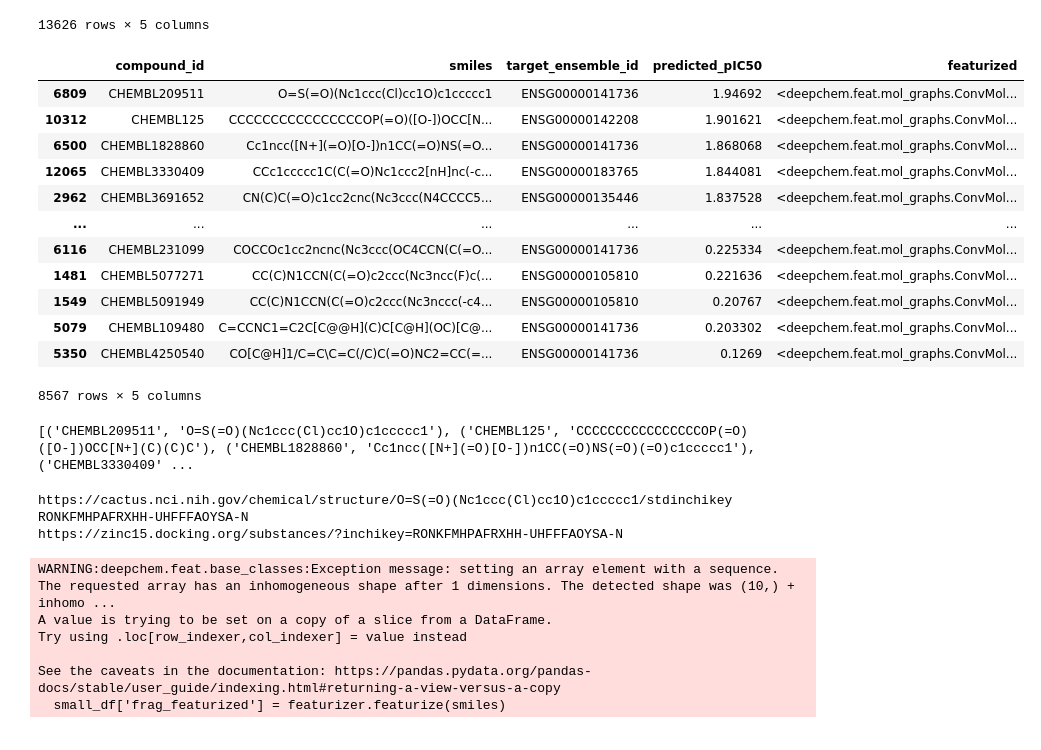
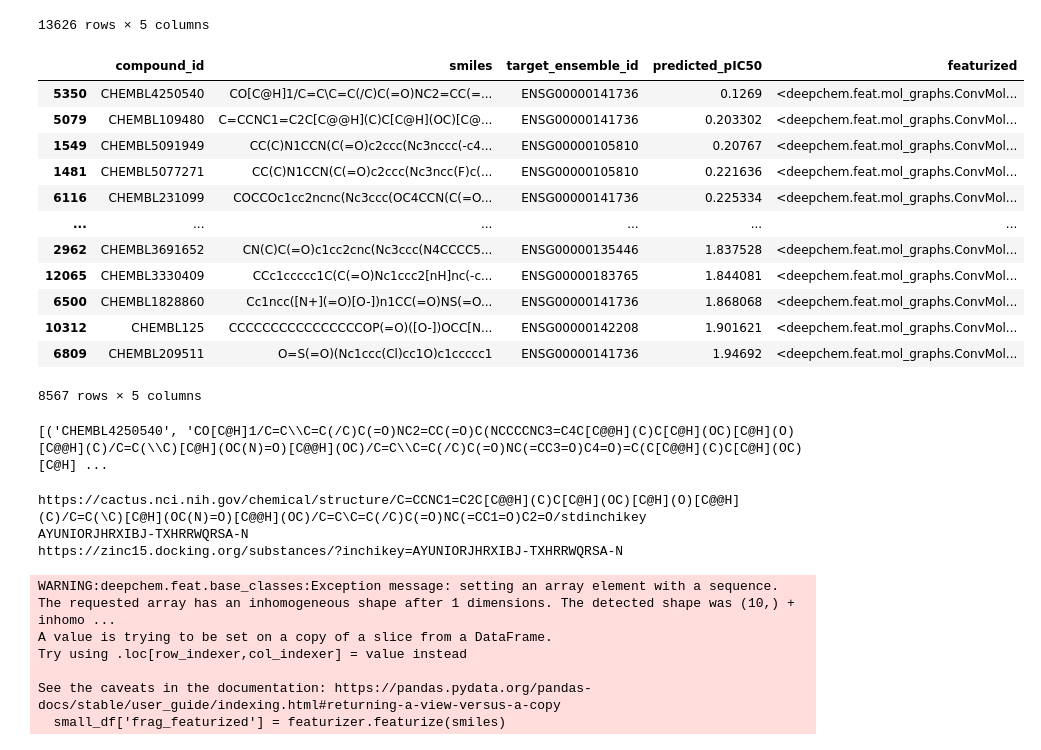
Before and after one commit to dsalinasduron-msmary/cap-sle, a Jupyter notebook: CAP_SLE.ipynb, the cells around one changed output. Cells and saved outputs as stored; diff of their text form; code cells hidden in the pictures.

Commit message:
Add files via upload
Altered the top compound sorting and the top compound that is displayed

```diff
--- a/CAP_SLE.ipynb
+++ b/CAP_SLE.ipynb
@@ -230,49 +228,47 @@ display(curated_compounds_no_target)
 13626 rows × 5 columns
 # %%
 # 5. print out the compound that has the highest ic50 value that has NOT been tested on the target already.
-import pandas as pd
-
 
 # Filter out compounds that are in target_to_compounds_df
 #curated_compounds_no_target = curated_compounds_df[~curated_compounds_df['smiles'].isin(target_to_compounds_df['smiles'])]
 
 # Sort the resulting DataFrame by 'predicted_pIC50' in descending order
-df = curated_compounds_no_target.sort_values(by=['predicted_pIC50'], ascending=False)
+df = curated_compounds_no_target.sort_values(by=['predicted_pIC50'], ascending=True)
 
 # Drop duplicates based on 'smiles' column
 df.drop_duplicates(subset='smiles', inplace=True)
 
 # Display the final DataFrame
 display(df)
 
 # Extract 'compound_id' and 'smiles' values
 compound_ids = df['compound_id'].values
 compound_smiles = df['smiles'].values
 
 # Create a list of tuples containing 'compound_id' and 'smiles'
 compound_ids_and_smiles = list(zip(compound_ids, compound_smiles))
 
 # Print the list of tuples
 print(compound_ids_and_smiles)
 
 # Select the best compound (the first one in the list)
-best_compound = compound_ids_and_smiles[0]
+best_compound = compound_ids_and_smiles[1]
 print("Best Compound:", best_compound)
 # %% [output]
 |  | compound_id | smiles | target_ensemble_id | predicted_pIC50 | featurized |
+| 5350 | CHEMBL4250540 | CO[C@H]1/C=C\C=C(/C)C(=O)NC2=CC(=... | ENSG00000141736 | 0.1269 | <deepchem.feat.mol_graphs.ConvMol... |
+| 5079 | CHEMBL109480 | C=CCNC1=C2C[C@@H](C)C[C@H](OC)[C@... | ENSG00000141736 | 0.203302 | <deepchem.feat.mol_graphs.ConvMol... |
+| 1549 | CHEMBL5091949 | CC(C)N1CCN(C(=O)c2ccc(Nc3nccc(-c4... | ENSG00000105810 | 0.20767 | <deepchem.feat.mol_graphs.ConvMol... |
+| 1481 | CHEMBL5077271 | CC(C)N1CCN(C(=O)c2ccc(Nc3ncc(F)c(... | ENSG00000105810 | 0.221636 | <deepchem.feat.mol_graphs.ConvMol... |
+| 6116 | CHEMBL231099 | COCCOc1cc2ncnc(Nc3ccc(OC4CCN(C(=O... | ENSG00000141736 | 0.225334 | <deepchem.feat.mol_graphs.ConvMol... |
+| ... | ... | ... | ... | ... | ... |
+| 2962 | CHEMBL3691652 | CN(C)C(=O)c1cc2cnc(Nc3ccc(N4CCCC5... | ENSG00000135446 | 1.837528 | <deepchem.feat.mol_graphs.ConvMol... |
+| 12065 | CHEMBL3330409 | CCc1ccccc1C(C(=O)Nc1ccc2[nH]nc(-c... | ENSG00000183765 | 1.844081 | <deepchem.feat.mol_graphs.ConvMol... |
+| 6500 | CHEMBL1828860 | Cc1ncc([N+](=O)[O-])n1CC(=O)NS(=O... | ENSG00000141736 | 1.868068 | <deepchem.feat.mol_graphs.ConvMol... |
+| 10312 | CHEMBL125 | CCCCCCCCCCCCCCCCOP(=O)([O-])OCC[N... | ENSG00000142208 | 1.901621 | <deepchem.feat.mol_graphs.ConvMol... |
 | 6809 | CHEMBL209511 | O=S(=O)(Nc1ccc(Cl)cc1O)c1ccccc1 | ENSG00000141736 | 1.94692 | <deepchem.feat.mol_graphs.ConvMol... |
-| 10312 | CHEMBL125 | CCCCCCCCCCCCCCCCOP(=O)([O-])OCC[N... | ENSG00000142208 | 1.901621 | <deepchem.feat.mol_graphs.ConvMol... |
-| 6500 | CHEMBL1828860 | Cc1ncc([N+](=O)[O-])n1CC(=O)NS(=O... | ENSG00000141736 | 1.868068 | <deepchem.feat.mol_graphs.ConvMol... |
-| 12065 | CHEMBL3330409 | CCc1ccccc1C(C(=O)Nc1ccc2[nH]nc(-c... | ENSG00000183765 | 1.844081 | <deepchem.feat.mol_graphs.ConvMol... |
-| 2962 | CHEMBL3691652 | CN(C)C(=O)c1cc2cnc(Nc3ccc(N4CCCC5... | ENSG00000135446 | 1.837528 | <deepchem.feat.mol_graphs.ConvMol... |
-| ... | ... | ... | ... | ... | ... |
-| 6116 | CHEMBL231099 | COCCOc1cc2ncnc(Nc3ccc(OC4CCN(C(=O... | ENSG00000141736 | 0.225334 | <deepchem.feat.mol_graphs.ConvMol... |
-| 1481 | CHEMBL5077271 | CC(C)N1CCN(C(=O)c2ccc(Nc3ncc(F)c(... | ENSG00000105810 | 0.221636 | <deepchem.feat.mol_graphs.ConvMol... |
-| 1549 | CHEMBL5091949 | CC(C)N1CCN(C(=O)c2ccc(Nc3nccc(-c4... | ENSG00000105810 | 0.20767 | <deepchem.feat.mol_graphs.ConvMol... |
-| 5079 | CHEMBL109480 | C=CCNC1=C2C[C@@H](C)C[C@H](OC)[C@... | ENSG00000141736 | 0.203302 | <deepchem.feat.mol_graphs.ConvMol... |
-| 5350 | CHEMBL4250540 | CO[C@H]1/C=C\C=C(/C)C(=O)NC2=CC(=... | ENSG00000141736 | 0.1269 | <deepchem.feat.mol_graphs.ConvMol... |
 8567 rows × 5 columns
-[('CHEMBL209511', 'O=S(=O)(Nc1ccc(Cl)cc1O)c1ccccc1'), ('CHEMBL125', 'CCCCCCCCCCCCCCCCOP(=O)([O-])OCC[N+](C)(C)C'), ('CHEMBL1828860', 'Cc1ncc([N+](=O)[O-])n1CC(=O)NS(=O)(=O)c1ccccc1'), ('CHEMBL3330409' ...
+[('CHEMBL4250540', 'CO[C@H]1/C=C\\C=C(/C)C(=O)NC2=CC(=O)C(NCCCCNC3=C4C[C@@H](C)C[C@H](OC)[C@H](O)[C@@H](C)/C=C(\\C)[C@H](OC(N)=O)[C@@H](OC)/C=C\\C=C(/C)C(=O)NC(=CC3=O)C4=O)=C(C[C@@H](C)C[C@H](OC)[C@H] ...
 # %%
 # 6. get InChI key for top compound and generate a url for Zinc
 
@@ -292,9 +288,9 @@ print(inchikey)
 zinc_url = 'https://zinc15.docking.org/substances/?inchikey={inchikey}'.format(inchikey = inchikey)
 print(zinc_url)
 # %% [output]
-https://cactus.nci.nih.gov/chemical/structure/O=S(=O)(Nc1ccc(Cl)cc1O)c1ccccc1/stdinchikey
-RONKFMHPAFRXHH-UHFFFAOYSA-N
-https://zinc15.docking.org/substances/?inchikey=RONKFMHPAFRXHH-UHFFFAOYSA-N
+https://cactus.nci.nih.gov/chemical/structure/C=CCNC1=C2C[C@@H](C)C[C@H](OC)[C@H](O)[C@@H](C)/C=C(\C)[C@H](OC(N)=O)[C@@H](OC)/C=C\C=C(/C)C(=O)NC(=CC1=O)C2=O/stdinchikey
+AYUNIORJHRXIBJ-TXHRRWQRSA-N
+https://zinc15.docking.org/substances/?inchikey=AYUNIORJHRXIBJ-TXHRRWQRSA-N
 # %%
 small_df = df.head(10)
 dataset = dc.data.NumpyDataset(X=small_df['featurized'],y=small_df['predicted_pIC50'].astype(float), ids=small_df['smiles'])
```
Also changed, not shown: parts of 1 cell of this notebook.
